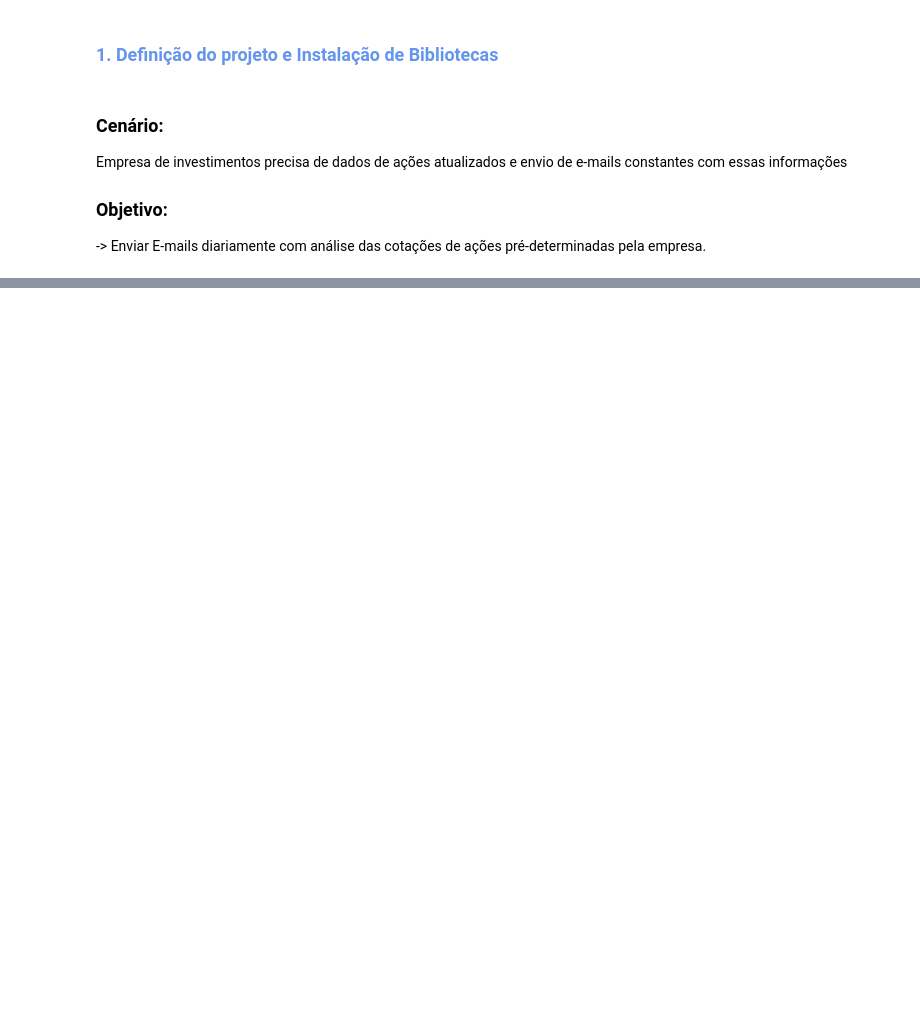
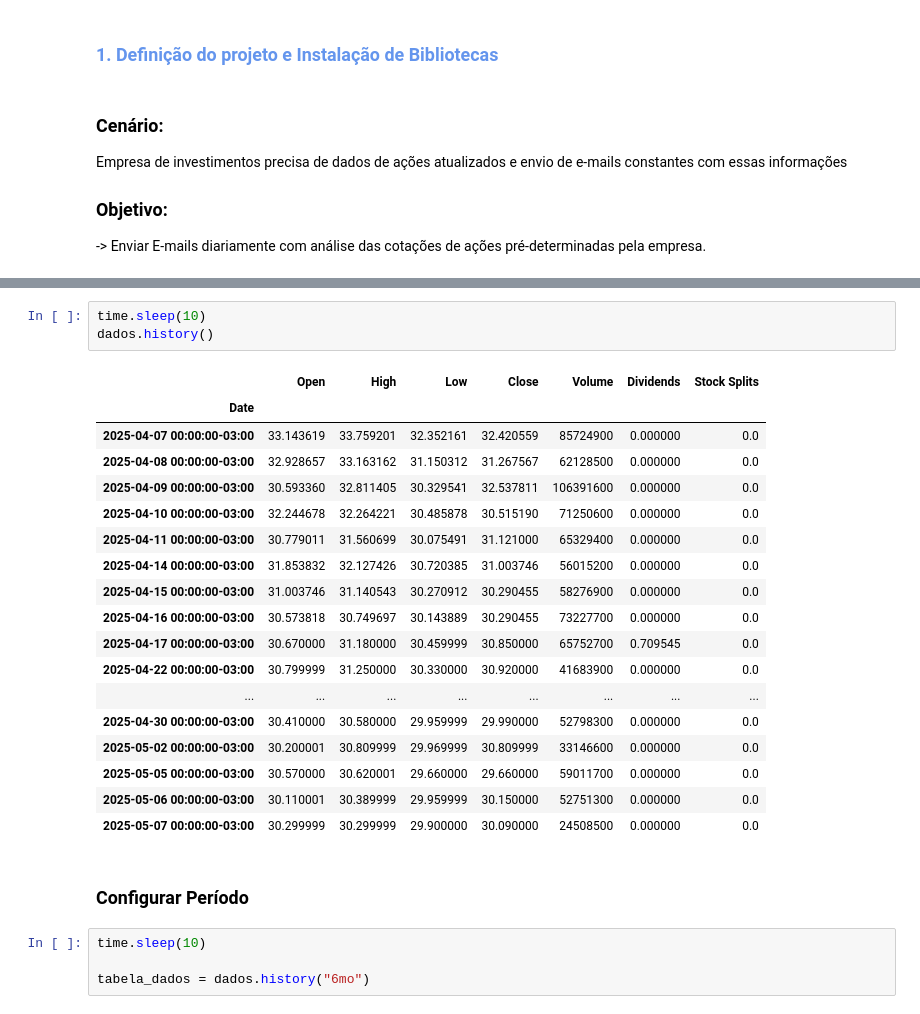
Before and after one commit to BalbinaRaquel/analises_investimentos-automacao, a Jupyter notebook: analises_investimentos.ipynb, the cells around one changed output, grey strips where cells are left out. Saved outputs shown, nothing was run; the diff lists cells and outputs as text; blank space fills up the shorter version.

```diff
--- a/analises_investimentos.ipynb
+++ b/analises_investimentos.ipynb
@@ -27,0 +42,28 @@ Empresa de investimentos precisa de dados de ações atualizados e envio de e-ma
+# %%
+time.sleep(10)
+dados.history()
+# %% [output]
+|  | Open | High | Low | Close | Volume | Dividends | Stock Splits |
+| Date |  |  |  |  |  |  |  |
+| 2025-04-07 00:00:00-03:00 | 33.143619 | 33.759201 | 32.352161 | 32.420559 | 85724900 | 0.000000 | 0.0 |
+| 2025-04-08 00:00:00-03:00 | 32.928657 | 33.163162 | 31.150312 | 31.267567 | 62128500 | 0.000000 | 0.0 |
+| 2025-04-09 00:00:00-03:00 | 30.593360 | 32.811405 | 30.329541 | 32.537811 | 106391600 | 0.000000 | 0.0 |
+| 2025-04-10 00:00:00-03:00 | 32.244678 | 32.264221 | 30.485878 | 30.515190 | 71250600 | 0.000000 | 0.0 |
+| 2025-04-11 00:00:00-03:00 | 30.779011 | 31.560699 | 30.075491 | 31.121000 | 65329400 | 0.000000 | 0.0 |
+| 2025-04-14 00:00:00-03:00 | 31.853832 | 32.127426 | 30.720385 | 31.003746 | 56015200 | 0.000000 | 0.0 |
+| 2025-04-15 00:00:00-03:00 | 31.003746 | 31.140543 | 30.270912 | 30.290455 | 58276900 | 0.000000 | 0.0 |
+| 2025-04-16 00:00:00-03:00 | 30.573818 | 30.749697 | 30.143889 | 30.290455 | 73227700 | 0.000000 | 0.0 |
+| 2025-04-17 00:00:00-03:00 | 30.670000 | 31.180000 | 30.459999 | 30.850000 | 65752700 | 0.709545 | 0.0 |
+| 2025-04-22 00:00:00-03:00 | 30.799999 | 31.250000 | 30.330000 | 30.920000 | 41683900 | 0.000000 | 0.0 |
+| ... | ... | ... | ... | ... | ... | ... | ... |
+| 2025-04-30 00:00:00-03:00 | 30.410000 | 30.580000 | 29.959999 | 29.990000 | 52798300 | 0.000000 | 0.0 |
+| 2025-05-02 00:00:00-03:00 | 30.200001 | 30.809999 | 29.969999 | 30.809999 | 33146600 | 0.000000 | 0.0 |
+| 2025-05-05 00:00:00-03:00 | 30.570000 | 30.620001 | 29.660000 | 29.660000 | 59011700 | 0.000000 | 0.0 |
+| 2025-05-06 00:00:00-03:00 | 30.110001 | 30.389999 | 29.959999 | 30.150000 | 52751300 | 0.000000 | 0.0 |
+| 2025-05-07 00:00:00-03:00 | 30.299999 | 30.299999 | 29.900000 | 30.090000 | 24508500 | 0.000000 | 0.0 |
+# %% [markdown]
+### Configurar Período
+# %%
+time.sleep(10)
+
+tabela_dados = dados.history("6mo")
```
Also changed, not shown: parts of 16 cells of this notebook, 3 other files.
